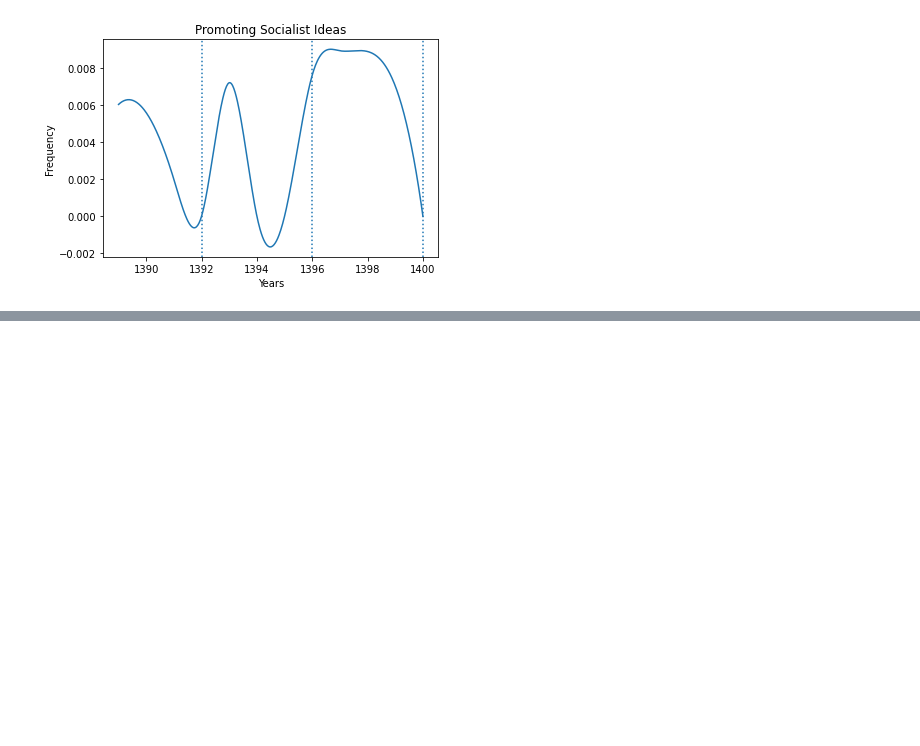
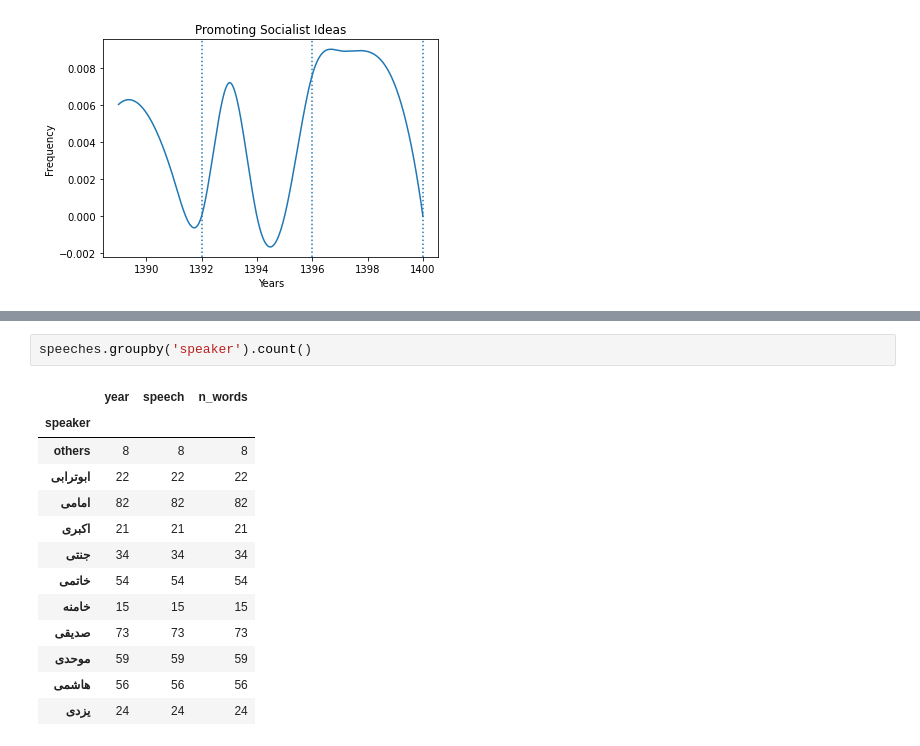
Before and after one commit to macs30200-s22/replication-materials-javad-e, a Jupyter notebook: analysis/word_count.ipynb, the cells around one changed output, grey strips where cells are left out. Saved outputs shown, nothing was run; the diff lists cells and outputs as text; blank space fills up the shorter version.

```diff
--- a/analysis/word_count.ipynb
+++ b/analysis/word_count.ipynb
@@ -106,0 +114,16 @@ plot_freqs('Promoting Socialist Ideas', socialist_freqs)
+# %%
+speeches.groupby('speaker').count()
+# %% [output]
+|  | year | speech | n_words |
+| speaker |  |  |  |
+| others | 8 | 8 | 8 |
+| ابوترابی | 22 | 22 | 22 |
+| امامی | 82 | 82 | 82 |
+| اکبری | 21 | 21 | 21 |
+| جنتی | 34 | 34 | 34 |
+| خاتمی | 54 | 54 | 54 |
+| خامنه | 15 | 15 | 15 |
+| صدیقی | 73 | 73 | 73 |
+| موحدی | 59 | 59 | 59 |
+| هاشمی | 56 | 56 | 56 |
+| یزدی | 24 | 24 | 24 |
```
Also changed, not shown: parts of 3 cells of this notebook, 4 other files.
